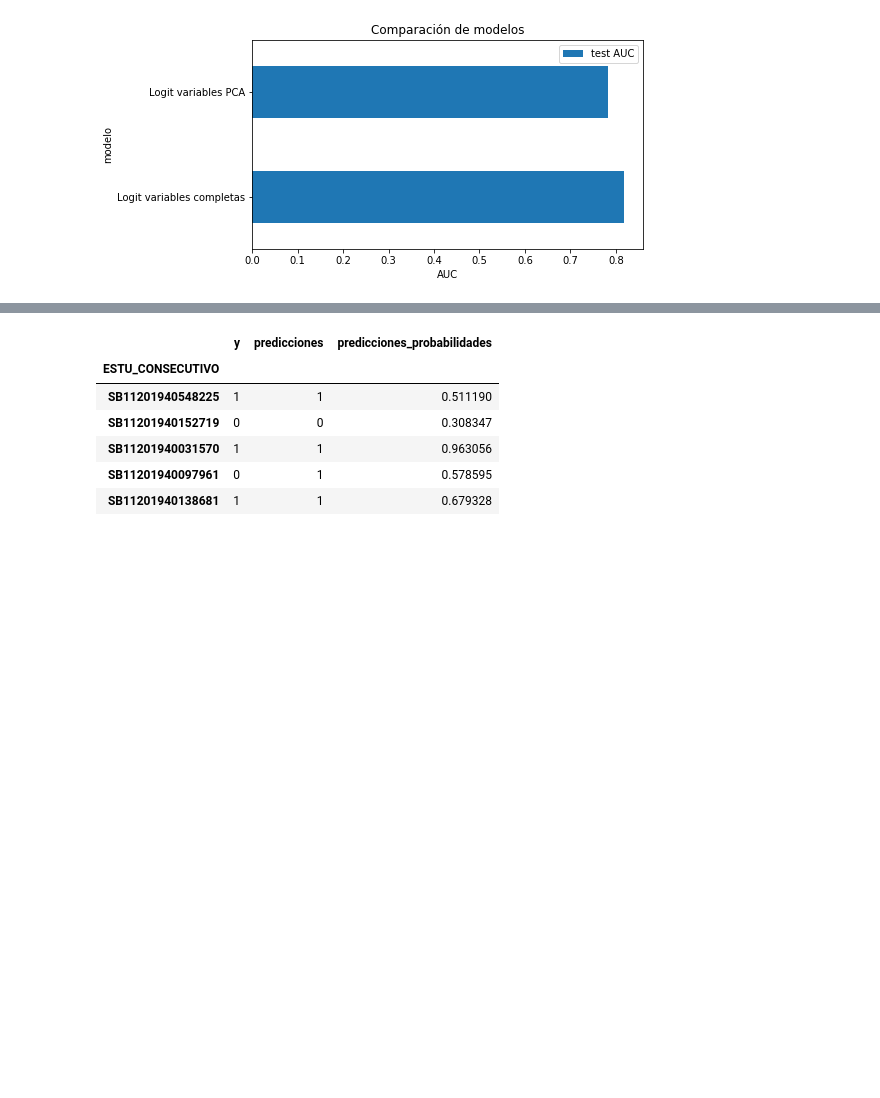
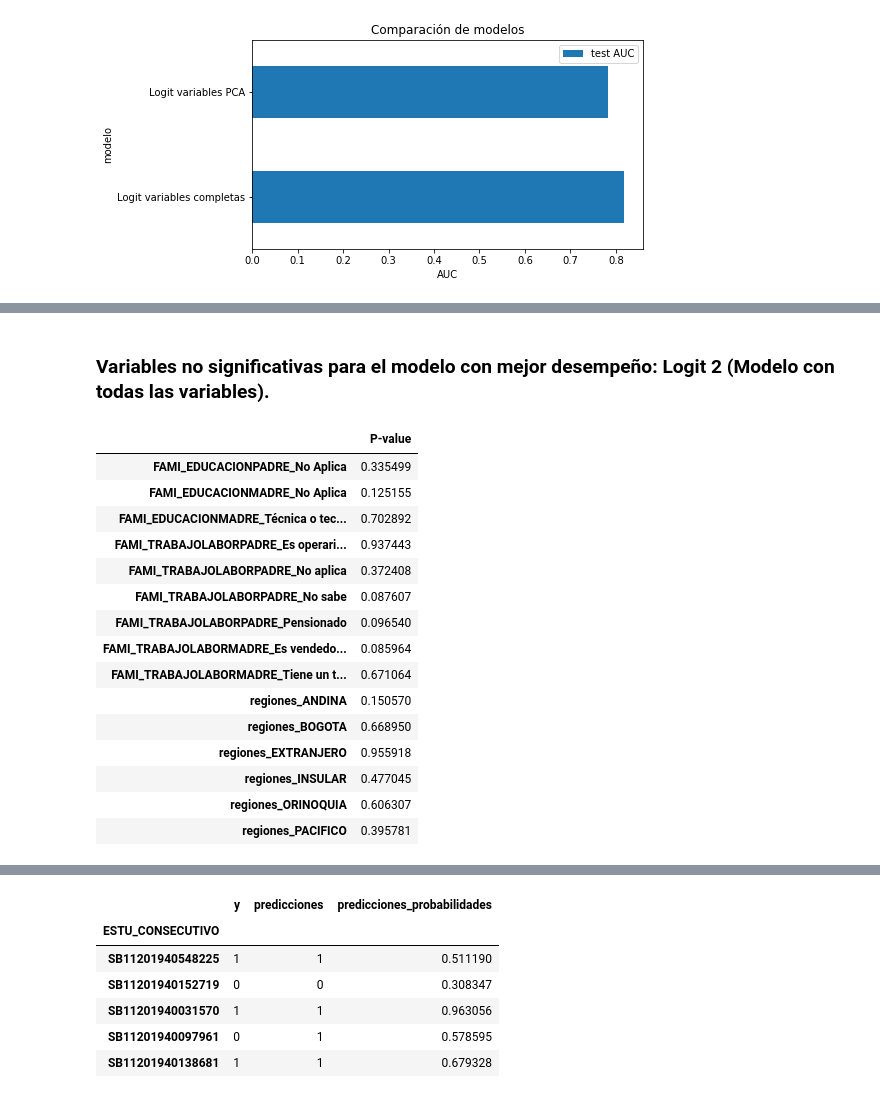
Before and after one commit to capenaranda05/MIIA_estudiante_29, a Jupyter notebook: Laboratorios/Lab_2_29.ipynb, the cells around one changed output, grey strips where cells are left out. Saved outputs shown, nothing was run; the diff lists cells and outputs as text; code cells hidden in the pictures; blank space fills up the shorter version.

```diff
--- a/Laboratorios/Lab_2_29.ipynb
+++ b/Laboratorios/Lab_2_29.ipynb
@@ -1659,0 +1662,28 @@ ax.set_title('Comparación de modelos');
+# %%
+def logit_pvalue(model, x):
+
+    p = model.predict_proba(x)
+    n = len(p)
+    m = len(model.coef_[0]) + 1
+    coefs = np.concatenate([model.intercept_, model.coef_[0]])
+    x_full = np.matrix(np.insert(np.array(x), 0, 1, axis = 1))
+    ans = np.zeros((m, m))
+    for i in range(n):
+        ans = ans + np.dot(np.transpose(x_full[i, :]), x_full[i, :]) * p[i,1] * p[i, 0]
+    vcov = np.linalg.inv(np.matrix(ans))
+    se = np.sqrt(np.diag(vcov))
+    t =  coefs/se
+    p = (1 - norm.cdf(abs(t))) * 2
+    return p
+
+indice =[i for i in X2_test.columns]
+indice.insert(0,"Intercept")
+
+
+pvalue=pd.DataFrame(
+    data = logit_pvalue(lr2, X2_train).T,
+    columns  =  ["P-value"],
+    index = indice
+)
+
+pvalue
@@ -1659,0 +1704,21 @@ ax.set_title('Comparación de modelos');
+# %% [markdown]
+### Variables no significativas para el modelo con mejor desempeño: Logit 2 (Modelo con todas las variables).
+# %%
+pvalue[( pvalue["P-value"] > 0.05)]
+# %% [output]
+|  | P-value |
+| FAMI_EDUCACIONPADRE_No Aplica | 0.335499 |
+| FAMI_EDUCACIONMADRE_No Aplica | 0.125155 |
+| FAMI_EDUCACIONMADRE_Técnica o tec... | 0.702892 |
+| FAMI_TRABAJOLABORPADRE_Es operari... | 0.937443 |
+| FAMI_TRABAJOLABORPADRE_No aplica | 0.372408 |
+| FAMI_TRABAJOLABORPADRE_No sabe | 0.087607 |
+| FAMI_TRABAJOLABORPADRE_Pensionado | 0.096540 |
+| FAMI_TRABAJOLABORMADRE_Es vendedo... | 0.085964 |
+| FAMI_TRABAJOLABORMADRE_Tiene un t... | 0.671064 |
+| regiones_ANDINA | 0.150570 |
+| regiones_BOGOTA | 0.668950 |
+| regiones_EXTRANJERO | 0.955918 |
+| regiones_INSULAR | 0.477045 |
+| regiones_ORINOQUIA | 0.606307 |
+| regiones_PACIFICO | 0.395781 |
```
Also changed, not shown: parts of 19 cells of this notebook.
